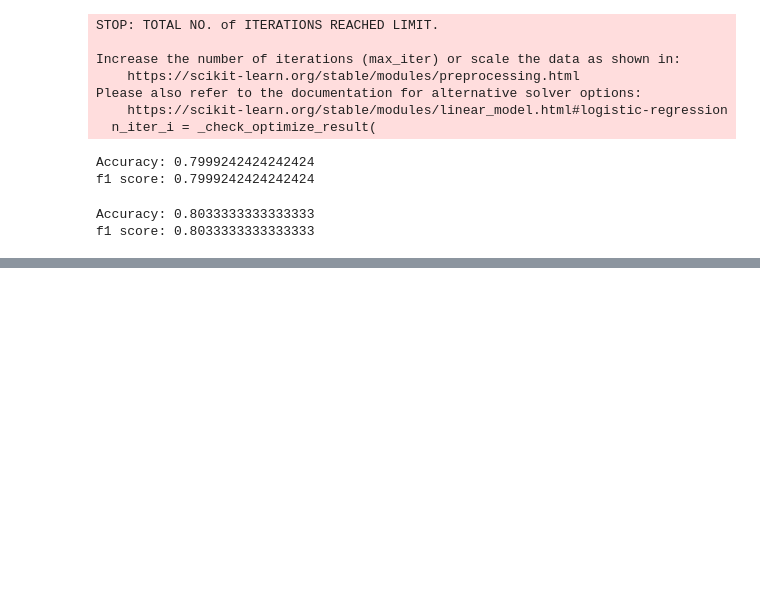
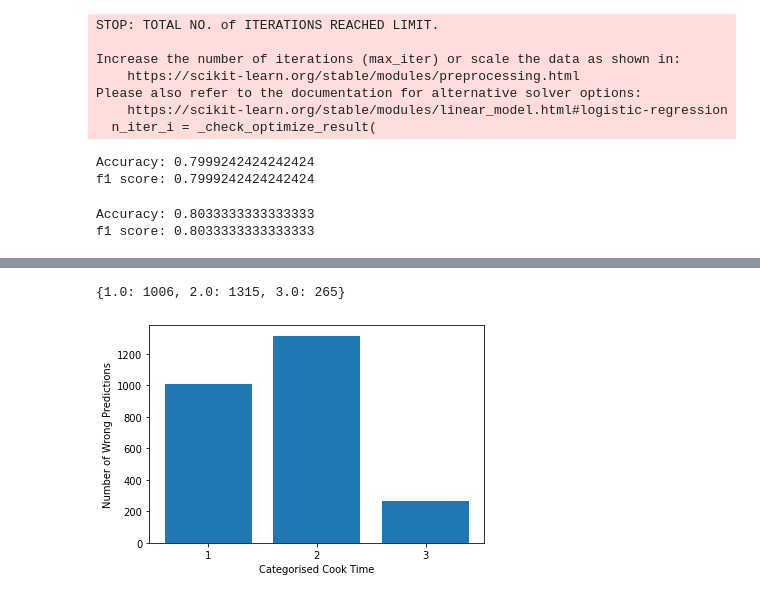
Before and after one commit to HesterLim/recipe-cooktime-classifier, a Jupyter notebook: recipe-classification-notebook.ipynb, the cells around one changed output, grey strips where cells are left out. Drawn from its saved outputs; the diff is of its cells as text; code cells hidden in the pictures; blank space fills up the shorter version.

```diff
--- a/recipe-classification-notebook.ipynb
+++ b/recipe-classification-notebook.ipynb
@@ -592,0 +620,18 @@ df.to_csv('newt_tot.csv', index=False)
+# %%
+i = 0
+wrong_dict = {1.0:0, 2.0:0, 3.0:0}
+while i < len(pred_df):
+    pred = pred_df['Predicted labels'].iloc[i]
+    actual = pred_df['Actual labels'].iloc[i]
+    if pred != actual:
+        wrong_dict[actual] += 1
+    i += 1
+# %%
+import matplotlib.pyplot as plt
+plt.bar(['1', '2', '3'], wrong_dict.values())
+plt.xlabel('Categorised Cook Time')
+plt.ylabel('Number of Wrong Predictions')
+wrong_dict
+# %% [output]
+{1.0: 1006, 2.0: 1315, 3.0: 265}
+[figure, added]
```
Also changed, not shown: parts of 12 cells of this notebook.
